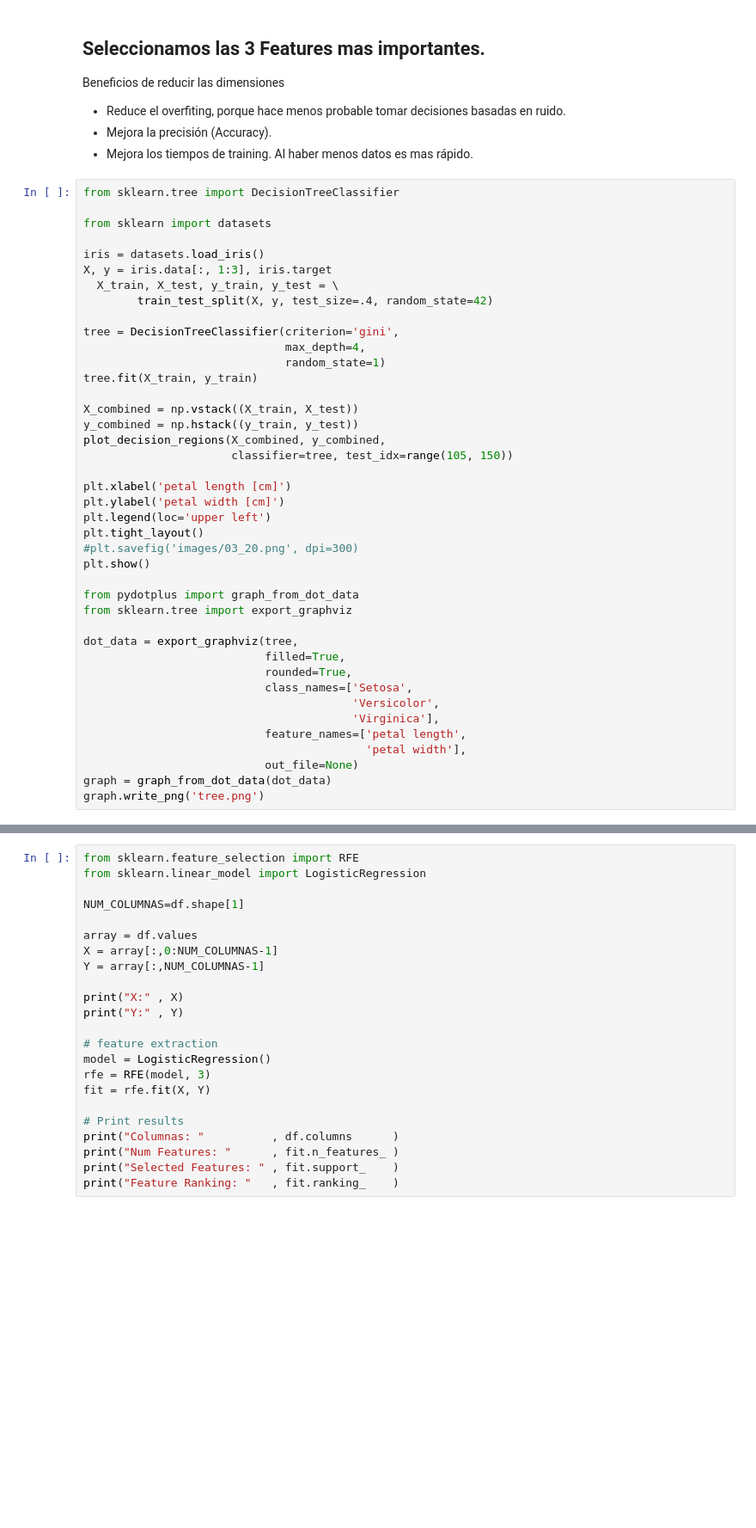
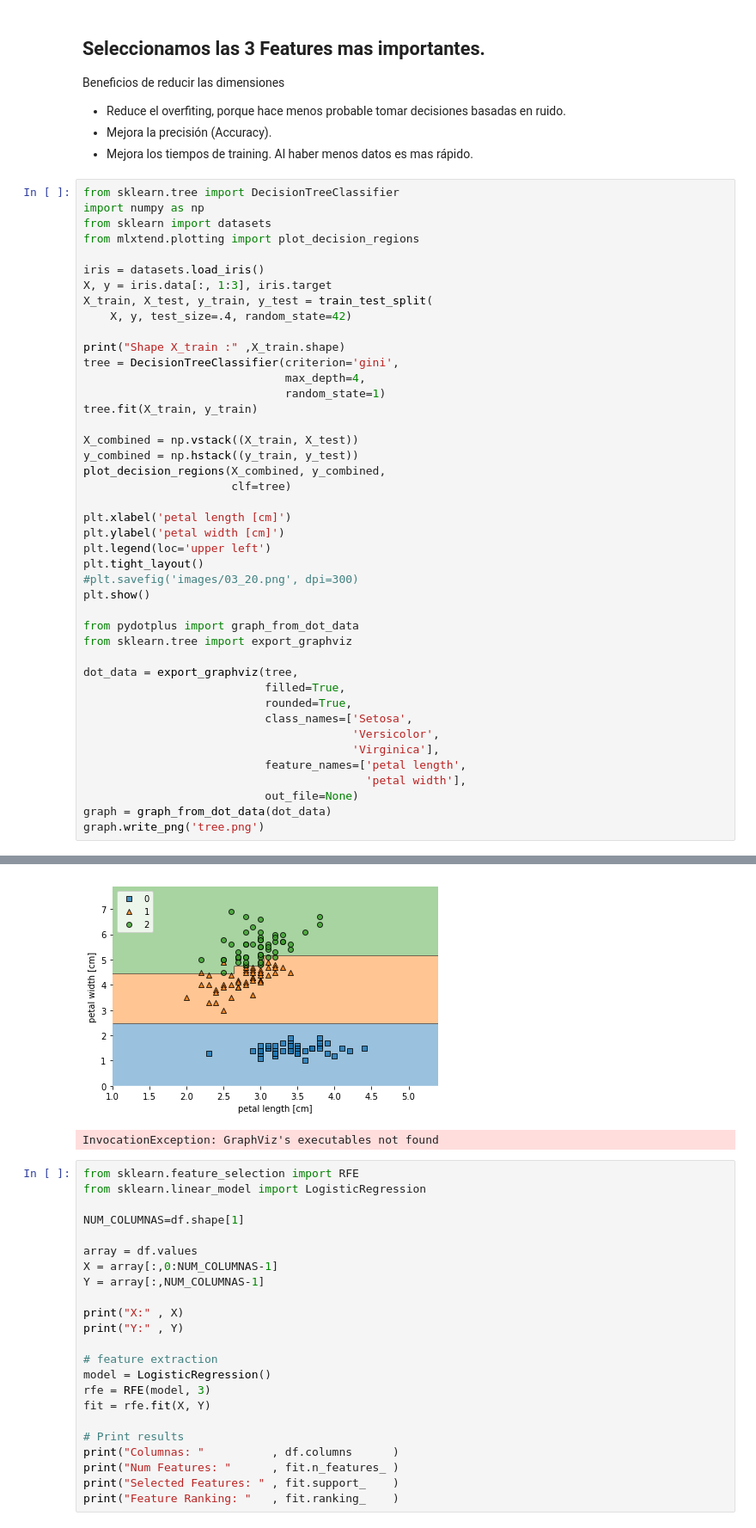
Before and after one commit to jaimevalero/python-machine-learning-book-2nd-edition, a Jupyter notebook: ejercicios/Ejercicio 2 - Feature importances.ipynb, the cells around one changed output, grey strips where cells are left out. Shown at 86% size. Cells and saved outputs as stored; diff of their text form; blank space fills up the shorter version.

```diff
--- a/ejercicios/Ejercicio 2 - Feature importances.ipynb
+++ b/ejercicios/Ejercicio 2 - Feature importances.ipynb
@@ -125,14 +123,16 @@ Beneficios de reducir las dimensiones
 - Mejora los tiempos de training. Al haber menos datos es mas rápido.
 # %%
 from sklearn.tree import DecisionTreeClassifier
-
+import numpy as np
 from sklearn import datasets
+from mlxtend.plotting import plot_decision_regions
 
 iris = datasets.load_iris()
 X, y = iris.data[:, 1:3], iris.target
-  X_train, X_test, y_train, y_test = \
-        train_test_split(X, y, test_size=.4, random_state=42)
+X_train, X_test, y_train, y_test = train_test_split(
+    X, y, test_size=.4, random_state=42)
 
+print("Shape X_train :" ,X_train.shape)
 tree = DecisionTreeClassifier(criterion='gini',
                               max_depth=4,
                               random_state=1)
@@ -141,7 +141,7 @@ tree.fit(X_train, y_train)
 X_combined = np.vstack((X_train, X_test))
 y_combined = np.hstack((y_train, y_test))
 plot_decision_regions(X_combined, y_combined,
-                      classifier=tree, test_idx=range(105, 150))
+                      clf=tree)
 
 plt.xlabel('petal length [cm]')
 plt.ylabel('petal width [cm]')
@@ -169,3 +169,5 @@ IndentationError: unexpected indent (<ipython-input-13-dc01361d0799>, line 7)
+[figure, added]
+InvocationException: GraphViz's executables not found
 # %%
 from sklearn.feature_selection import RFE
 from sklearn.linear_model import LogisticRegression
```
Also changed, not shown: parts of 4 cells of this notebook, 9 other files.
